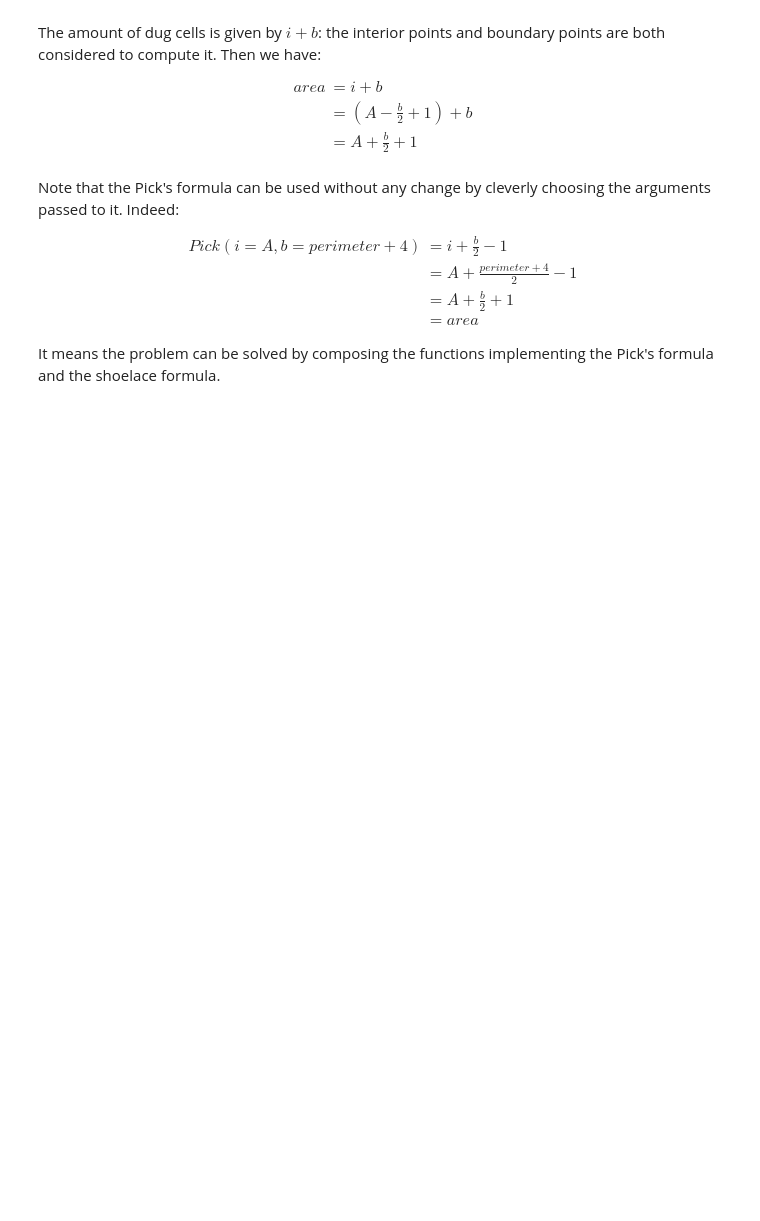
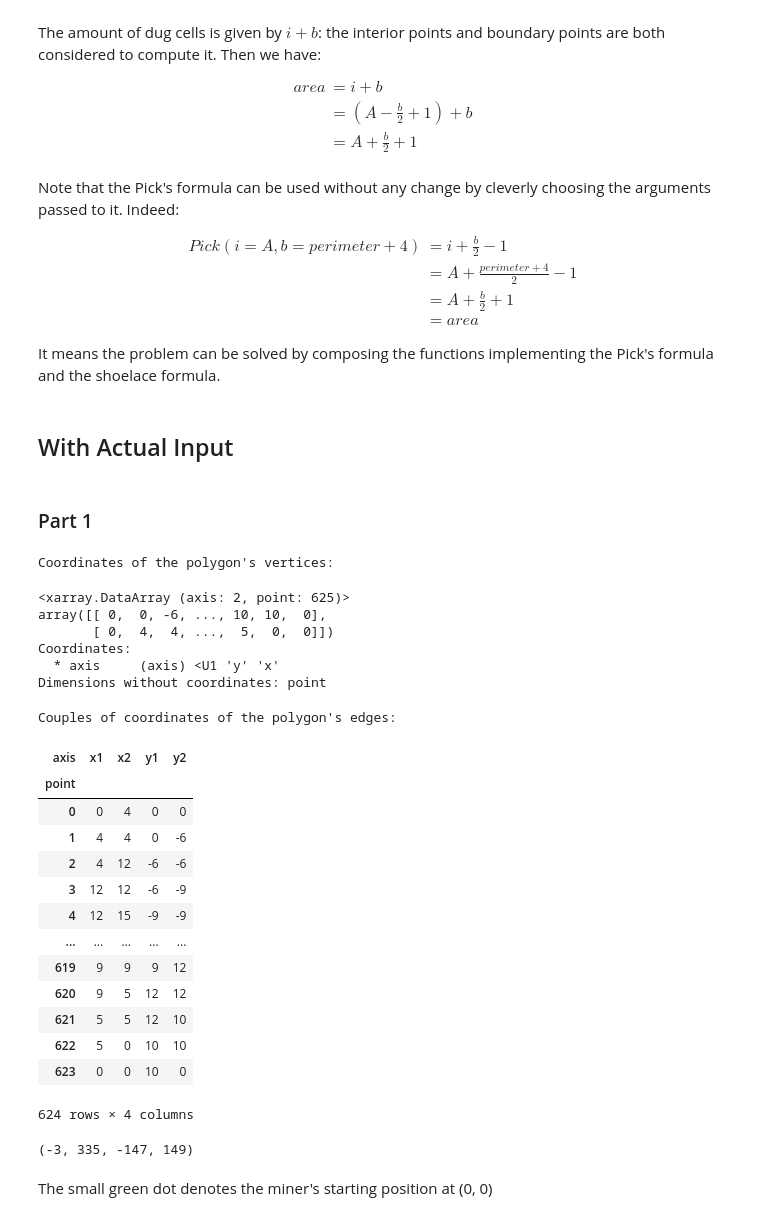
Before and after one commit to etienneschalk/advent-of-code, a Jupyter notebook: docs/source/notebooks/2023/notebook_problem_202318.ipynb, the cells around one changed output. Cells and saved outputs as stored; diff of their text form; code cells hidden in the pictures; blank space fills up the shorter version.

```diff
--- a/docs/source/notebooks/2023/notebook_problem_202318.ipynb
+++ b/docs/source/notebooks/2023/notebook_problem_202318.ipynb
@@ -390,3 +444,51 @@ Pick(i=A, b=perimeter + 4)
 $$
 
 It means the problem can be solved by composing the functions implementing the Pick's formula and the shoelace formula.
+# %% [markdown]
+## With Actual Input
+# %% [markdown]
+### Part 1
+# %%
+dig_plan = parse_text_input_part_1(problem.parse_input_text_file())
+
+links_df, links_xda = compute_links_df(dig_plan)
+print("Coordinates of the polygon's vertices:")
+display(links_xda)
+print("Couples of coordinates of the polygon's edges:")
+display(links_df)
+# %% [output]
+Coordinates of the polygon's vertices:
+<xarray.DataArray (axis: 2, point: 625)>
+array([[ 0,  0, -6, ..., 10, 10,  0],
+       [ 0,  4,  4, ...,  5,  0,  0]])
+Coordinates:
+  * axis     (axis) <U1 'y' 'x'
+Dimensions without coordinates: point
+Couples of coordinates of the polygon's edges:
+| axis | x1 | x2 | y1 | y2 |
+| point |  |  |  |  |
+| 0 | 0 | 4 | 0 | 0 |
+| 1 | 4 | 4 | 0 | -6 |
+| 2 | 4 | 12 | -6 | -6 |
+| 3 | 12 | 12 | -6 | -9 |
+| 4 | 12 | 15 | -9 | -9 |
+| ... | ... | ... | ... | ... |
+| 619 | 9 | 9 | 9 | 12 |
+| 620 | 9 | 5 | 12 | 12 |
+| 621 | 5 | 5 | 12 | 10 |
+| 622 | 5 | 0 | 10 | 10 |
+| 623 | 0 | 0 | 10 | 0 |
+624 rows × 4 columns
+# %%
+def get_extent_from_links(links_df: pd.DataFrame) -> tuple[int, int, int, int]:
+    footprint = links_df.describe()[["x1", "y1"]].loc[["min", "max"]].astype(int)
+    xmin, xmax = footprint["x1"]
+    ymin, ymax = footprint["y1"]
+    return xmin, xmax, ymin, ymax
+
+
+get_extent_from_links(links_df)
+# %% [output]
+(-3, 335, -147, 149)
+# %% [markdown]
+The small green dot denotes the miner's starting position at (0, 0)
```
Also changed, not shown: parts of 20 cells of this notebook, 3 other files.
